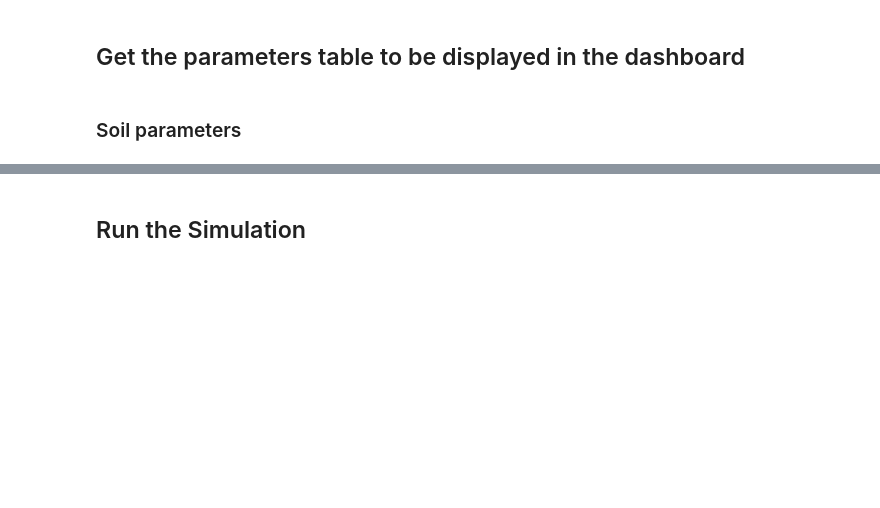
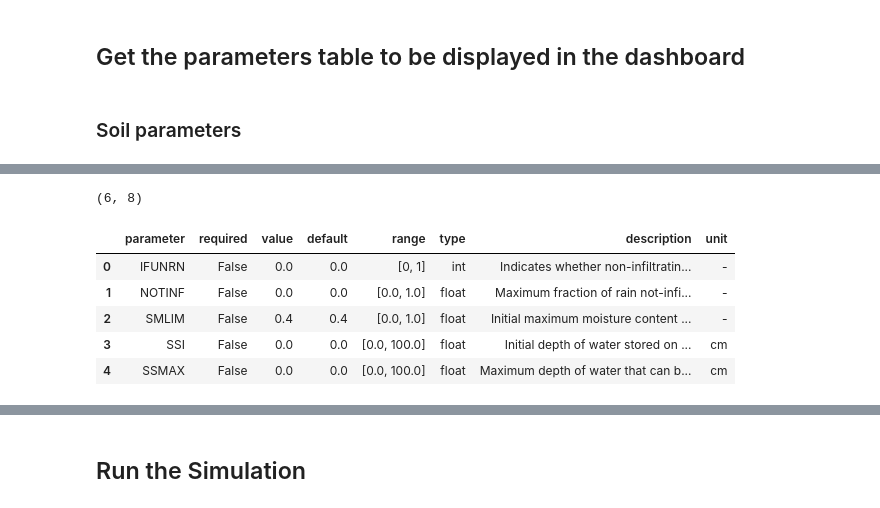
Before and after one commit to geonextgis/cropengine, a Jupyter notebook: docs/examples/Run wofost (single location).ipynb, the cells around one changed output, grey strips where cells are left out. Saved outputs shown, nothing was run; the diff lists cells and outputs as text; code cells hidden in the pictures; blank space fills up the shorter version.

```diff
--- a/docs/examples/Run wofost (single location).ipynb
+++ b/docs/examples/Run wofost (single location).ipynb
@@ -111,9 +124,17 @@ soil_params.head()
 # %%
 site_params = pd.read_csv(
     runner.files["site_params"]
-)  # To be displayed in the dashboard's 'site parameters' table
+)
 print(site_params.shape)
 site_params.head()
+# %% [output]
+(6, 8)
+|  | parameter | required | value | default | range | type | description | unit |
+| 0 | IFUNRN | False | 0.0 | 0.0 | [0, 1] | int | Indicates whether non-infiltratin... | - |
+| 1 | NOTINF | False | 0.0 | 0.0 | [0.0, 1.0] | float | Maximum fraction of rain not-infi... | - |
+| 2 | SMLIM | False | 0.4 | 0.4 | [0.0, 1.0] | float | Initial maximum moisture content ... | - |
+| 3 | SSI | False | 0.0 | 0.0 | [0.0, 100.0] | float | Initial depth of water stored on ... | cm |
+| 4 | SSMAX | False | 0.0 | 0.0 | [0.0, 100.0] | float | Maximum depth of water that can b... | cm |
 # %%
 crop_params = pd.read_csv(
     runner.files["crop_params"]
```
Also changed, not shown: parts of 5 cells of this notebook, 14 other files.
